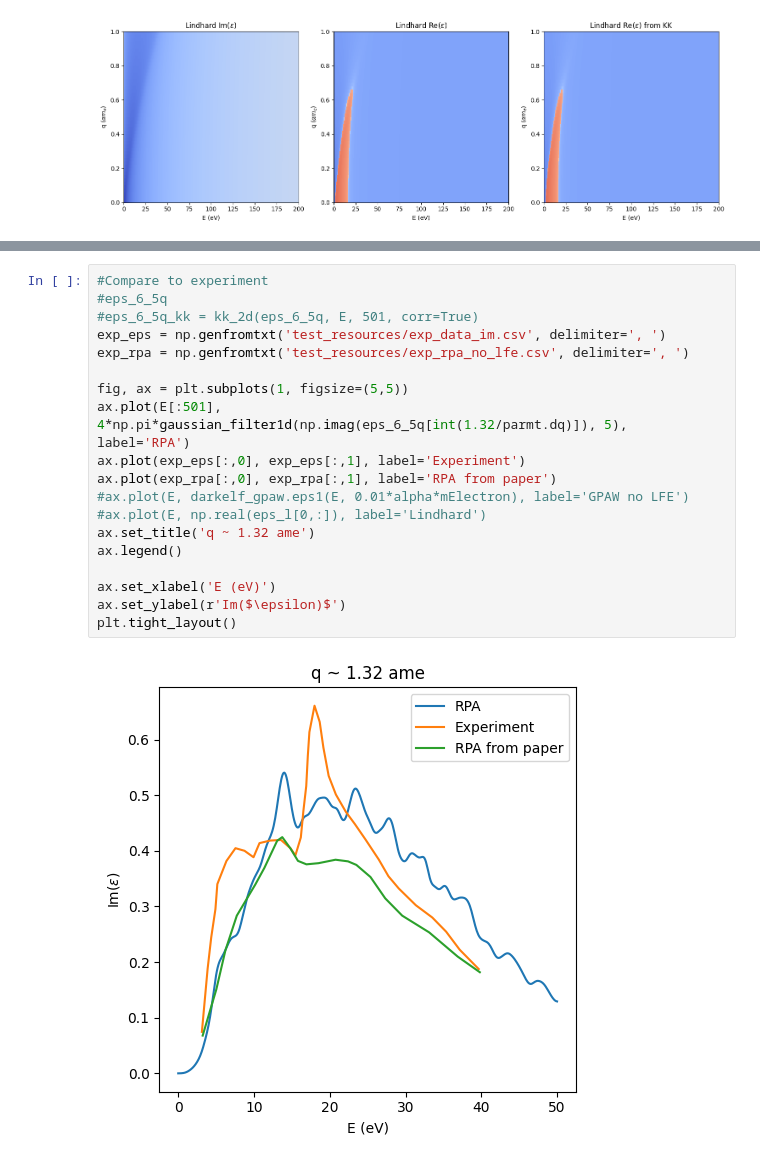
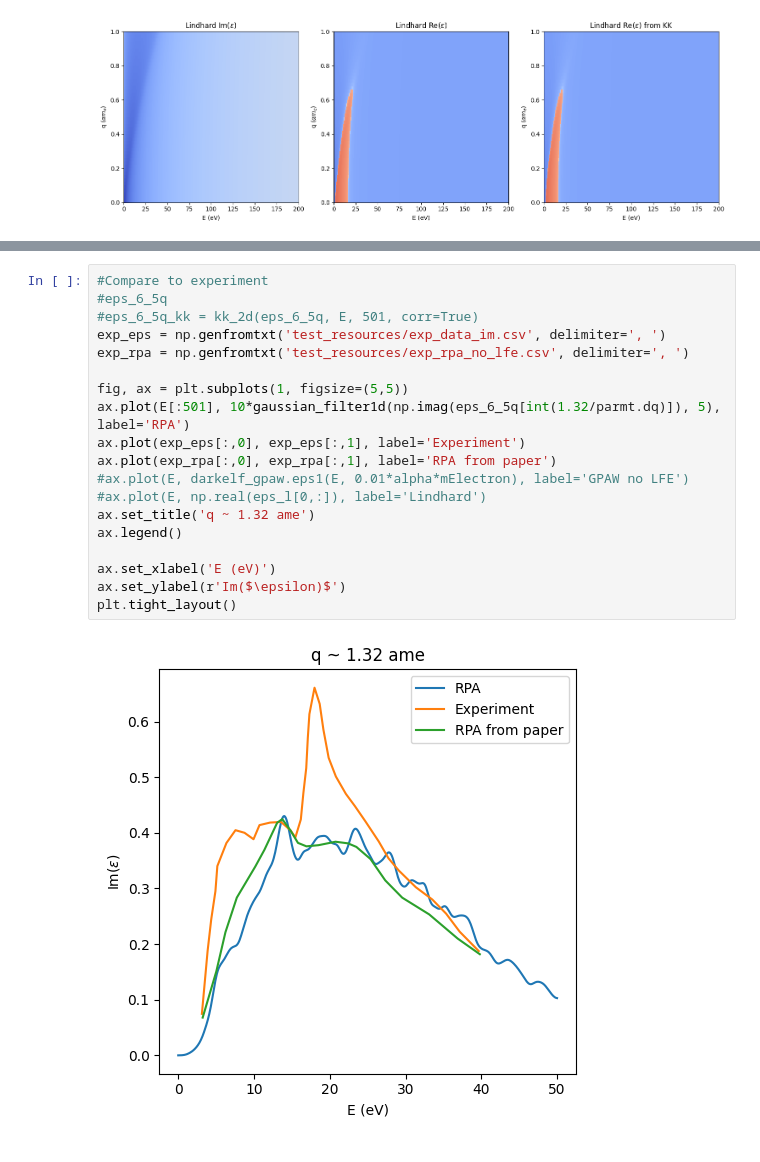
Before and after one commit to meganhott/QCDark2, a Jupyter notebook: plots.ipynb, the cells around one changed output, grey strips where cells are left out. Cells and saved outputs as stored; diff of their text form.

```diff
--- a/plots.ipynb
+++ b/plots.ipynb
@@ -331,24 +324,24 @@ plt.show()
 # %%
 #Compare to experiment
 #eps_6_5q
 #eps_6_5q_kk = kk_2d(eps_6_5q, E, 501, corr=True)
 exp_eps = np.genfromtxt('test_resources/exp_data_im.csv', delimiter=', ')
 exp_rpa = np.genfromtxt('test_resources/exp_rpa_no_lfe.csv', delimiter=', ')
 
 fig, ax = plt.subplots(1, figsize=(5,5))
-ax.plot(E[:501], 4*np.pi*gaussian_filter1d(np.imag(eps_6_5q[int(1.32/parmt.dq)]), 5), label='RPA')
+ax.plot(E[:501], 10*gaussian_filter1d(np.imag(eps_6_5q[int(1.32/parmt.dq)]), 5), label='RPA')
 ax.plot(exp_eps[:,0], exp_eps[:,1], label='Experiment')
 ax.plot(exp_rpa[:,0], exp_rpa[:,1], label='RPA from paper')
 #ax.plot(E, darkelf_gpaw.eps1(E, 0.01*alpha*mElectron), label='GPAW no LFE')
 #ax.plot(E, np.real(eps_l[0,:]), label='Lindhard')
 ax.set_title('q ~ 1.32 ame')
 ax.legend()
 
 ax.set_xlabel('E (eV)')
 ax.set_ylabel(r'Im($\epsilon)$')
 plt.tight_layout()
 # %% [output]
-[figure, old version]
+[figure, new version]
 # %%
 #k' offset in different directions
 q = np.arange(0.01, 0.2, parmt.dq) #alpha me
```
Also changed, not shown: parts of 17 cells of this notebook, 3 other files.
